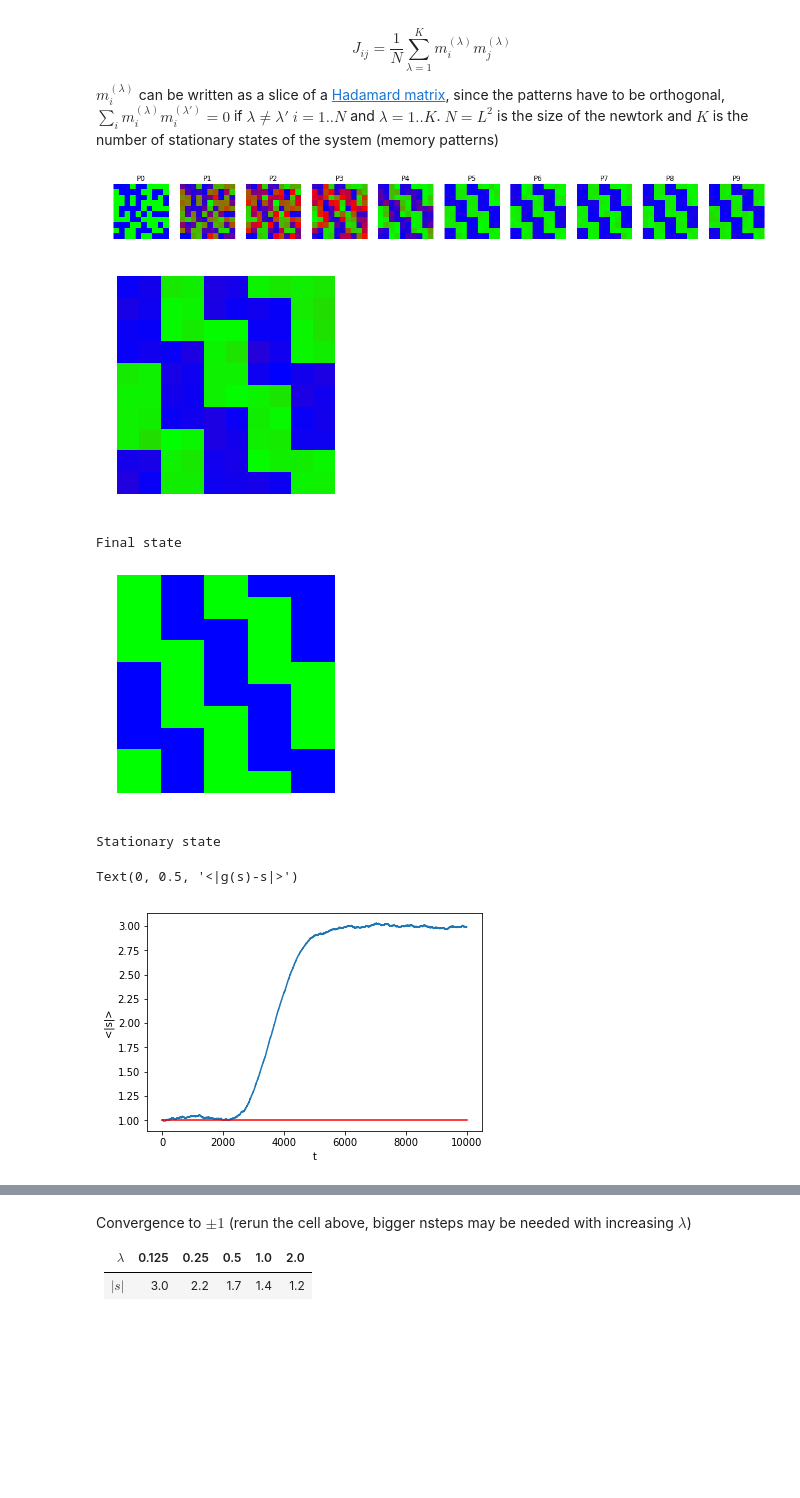
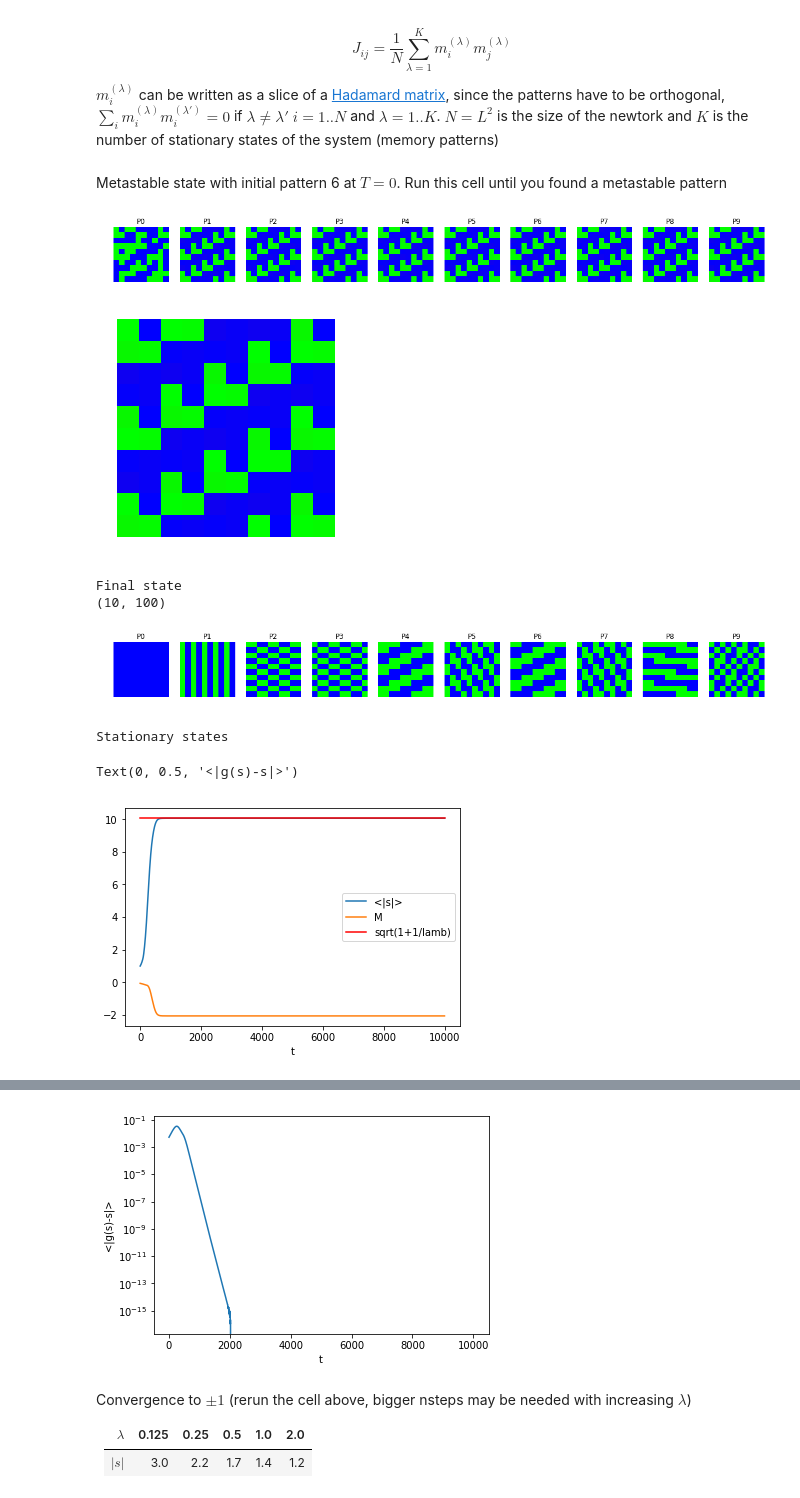
Before and after one commit to lytex/hopfield, a Jupyter notebook: Temperature.ipynb, the cells around one changed output, grey strips where cells are left out. Drawn from its saved outputs; the diff is of its cells as text; code cells hidden in the pictures; blank space fills up the shorter version.

Commit message:
metastable states, and also get stationary function

```diff
--- a/Temperature.ipynb
+++ b/Temperature.ipynb
@@ -120,37 +133,55 @@ def iterate_plot(nsteps, flips=-1):
         plt.rcParams["figure.figsize"] = old
         print('Stationary states')
     return states, hopfield_net.weights
+# %% [markdown]
+Metastable state with initial pattern 6 at $T = 0$. Run this cell until you found a metastable pattern
 # %%
 import matplotlib.pyplot as plt
 L = 10 # size of the newtork
 N = L**2
-K = 1
-dt = 0.001
-lamb = 0.125 # rerun changing lamb
-T = 0.03 # Temperature
+K = int(0.1*N)
+dt = 0.01
+lamb = 0.01
+T = 0.00 # Temperature
 nsteps = 10000 # number of steps of the simulation
 
-states, weights = iterate_plot(nsteps)
+states, weights = iterate_plot(nsteps, 25, 4)
 
-# study problems with convergence to +/- 1
-x = np.mean(np.abs(states), axis=1)
+
 plt.figure(1)
-plt.plot(x)
-plt.plot([0, len(x)], [1, 1], 'r')
+abs_s = np.mean(np.abs(states), axis=1)
+M = np.mean(states, axis=1)
+plt.plot(abs_s)
+plt.plot(M)
+stat = np.sqrt(1+1/lamb) # converges to stat instead of +/- 1
+plt.plot([0, len(abs_s)], [stat, stat], 'r')
 plt.xlabel('t')
-plt.ylabel('<|s|>')
+plt.legend(['<|s|>', 'M', 'sqrt(1+1/lamb)'])
 
-plt.figure(2)
-conv = [g(x, weights) - x for x in states] # should be 0 for a stationary pattern
+# E = -np.einsum('ik->k', np.einsum('ij,kj->ik', weights, states))
+# plt.figure(2)
+# plt.plot(E)
+# plt.xlabel('t')
+# plt.ylabel('E')
+
+chi = np.var(np.abs(states), axis=1)
+plt.figure(4)
+plt.plot(chi)
+plt.xlabel('t')
+plt.ylabel('chi')
+
+plt.figure(5)
+conv = [g(x, weights) - x for x in states] # should be 0 for a stationary pattern with T = 0
 conv = np.mean(np.abs(conv), axis=1)
-plt.plot(conv)
+plt.semilogy(conv)
 plt.xlabel('t')
 plt.ylabel('<|g(s)-s|>')
 # %% [output]
-[figure, old version]
+[figure, new version]
-[figure, old version]
+[figure, new version]
 Final state
+(10, 100)
-[figure, old version]
+[figure, new version]
-Stationary state
+Stationary states
 Text(0, 0.5, '<|g(s)-s|>')
-[figure, old version]
+[figure, new version]
@@ -158,3 +189,4 @@ Text(0, 0.5, '<|g(s)-s|>')
+[figure, added]
 # %% [markdown]
 Convergence to $\pm 1$ (rerun the cell above, bigger nsteps may be needed with increasing $\lambda$)
 
```
Also changed, not shown: parts of 3 cells of this notebook.
